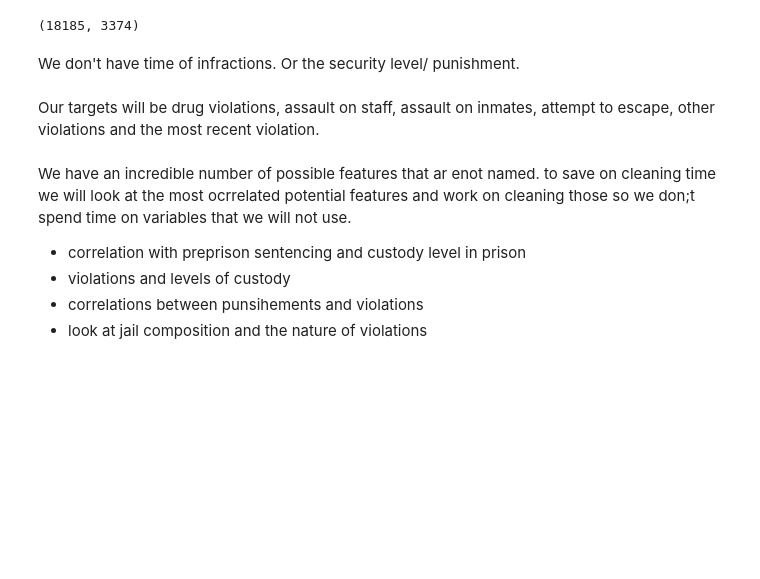
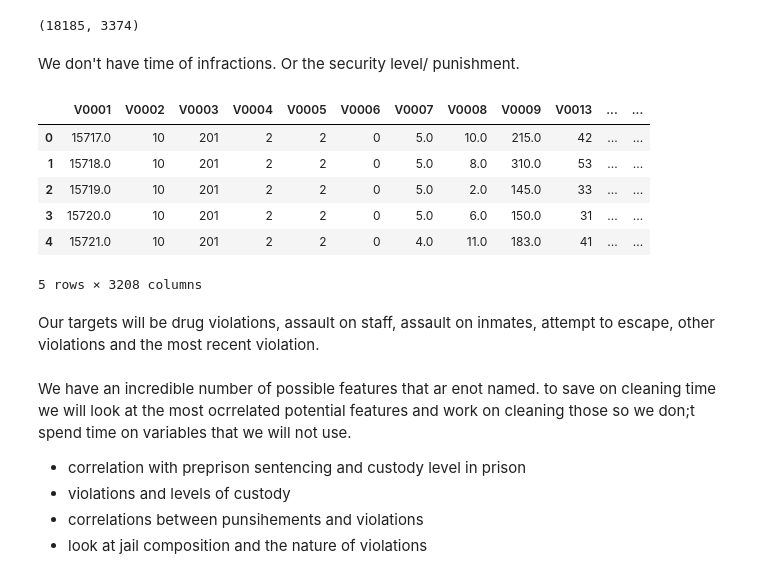
Before and after one commit to benbranchflower/applied_machine_learning, a Jupyter notebook: prison_violations.ipynb, the cells around one changed output. Drawn from its saved outputs; the diff is of its cells as text; code cells hidden in the pictures; blank space fills up the shorter version.

```diff
--- a/prison_violations.ipynb
+++ b/prison_violations.ipynb
@@ -76,0 +90,10 @@ We don't have time of infractions. Or the security level/ punishment.
+# %%
+df.head()
+# %% [output]
+|  | V0001 | V0002 | V0003 | V0004 | V0005 | V0006 | V0007 | V0008 | V0009 | V0013 | ... | ... |
+| 0 | 15717.0 | 10 | 201 | 2 | 2 | 0 | 5.0 | 10.0 | 215.0 | 42 | ... | ... |
+| 1 | 15718.0 | 10 | 201 | 2 | 2 | 0 | 5.0 | 8.0 | 310.0 | 53 | ... | ... |
+| 2 | 15719.0 | 10 | 201 | 2 | 2 | 0 | 5.0 | 2.0 | 145.0 | 33 | ... | ... |
+| 3 | 15720.0 | 10 | 201 | 2 | 2 | 0 | 5.0 | 6.0 | 150.0 | 31 | ... | ... |
+| 4 | 15721.0 | 10 | 201 | 2 | 2 | 0 | 4.0 | 11.0 | 183.0 | 41 | ... | ... |
+5 rows × 3208 columns
```
Also changed, not shown: parts of 29 cells of this notebook.
